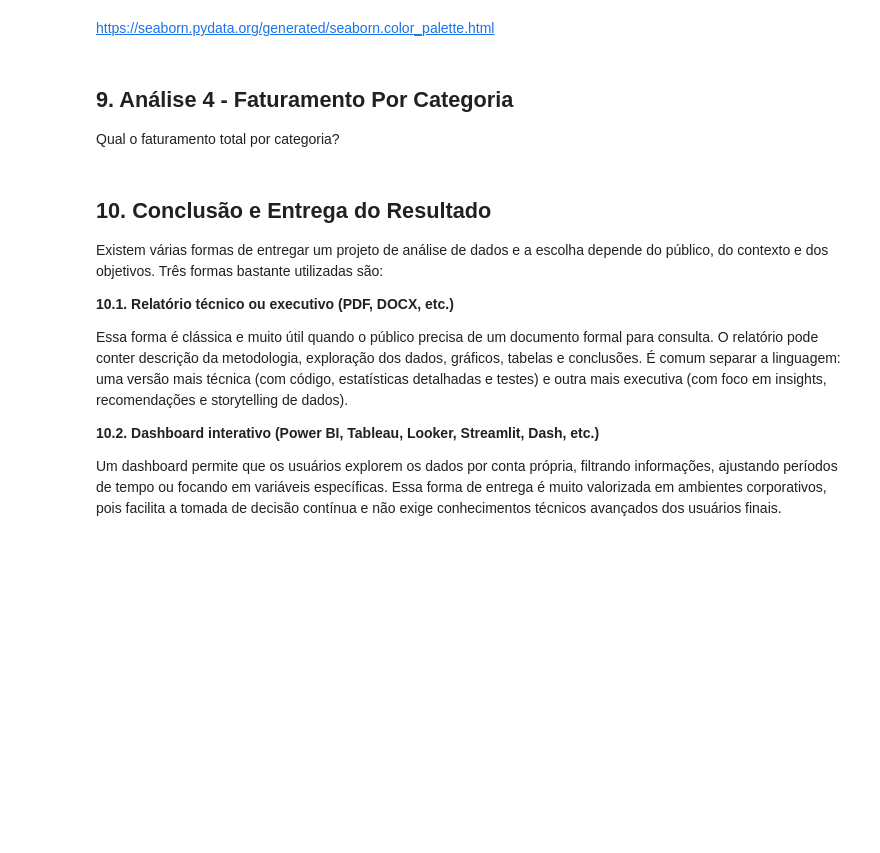
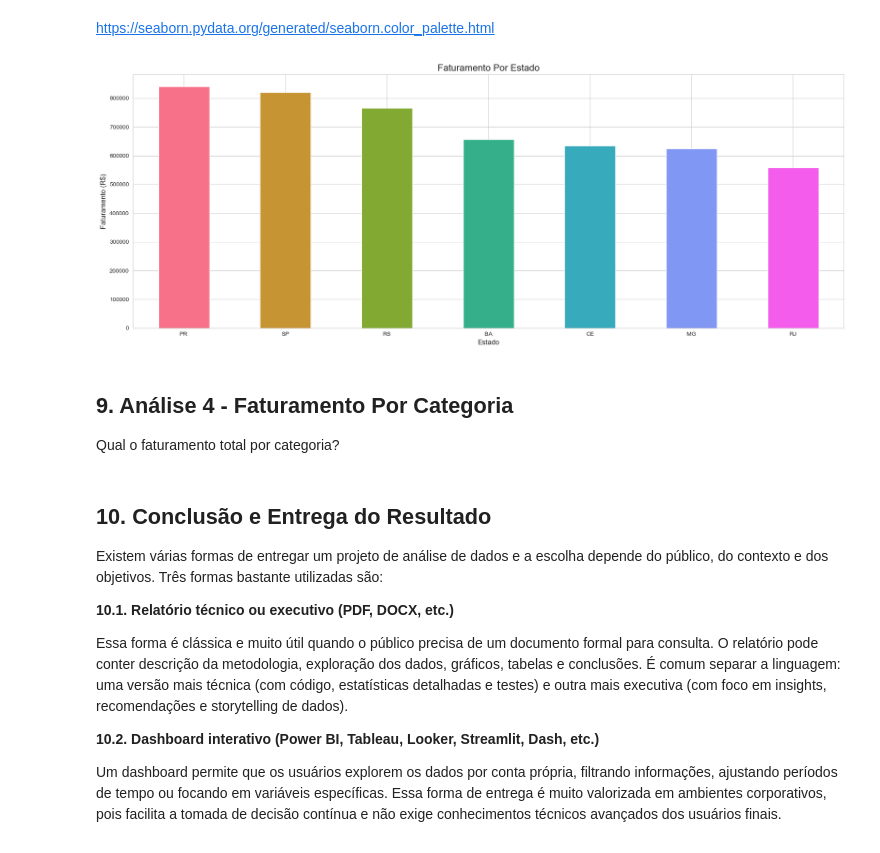
Before and after one commit to devfelipesantiago/DSA-Python-com-IA, a Jupyter notebook: Cap06/DSA-Python-MiniProjeto1.ipynb, the cells around one changed output. Saved outputs shown, nothing was run; the diff lists cells and outputs as text; code cells hidden in the pictures; blank space fills up the shorter version.

```diff
--- a/Cap06/DSA-Python-MiniProjeto1.ipynb
+++ b/Cap06/DSA-Python-MiniProjeto1.ipynb
@@ -407,29 +440,31 @@ vendas_estado.map('R$ {:,.2f}'.format)
 https://seaborn.pydata.org/generated/seaborn.color_palette.html
 # %%
 # Cria uma nova figura com tamanho de 12 por 7 polegadas
-plt.figure(figsize = (12, 7))
+plt.figure(figsize = (18, 5))
 
 # Plota os dados de faturamento por estado em formato de gráfico de barras
 # Usando a paleta de cores "rocket" do Seaborn
 vendas_estado.plot(kind = 'bar', color = sns.color_palette("husl", 7))
 
 # Define o título do gráfico com fonte de tamanho 16
 plt.title('Faturamento Por Estado', fontsize = 16)
 
 # Define o rótulo do eixo X
 plt.xlabel('Estado', fontsize = 12)
 
 # Define o rótulo do eixo Y
 plt.ylabel('Faturamento (R$)', fontsize = 12)
 
 # Mantém os rótulos do eixo X na horizontal (sem rotação)
 plt.xticks(rotation = 0)
 
 # Ajusta automaticamente os elementos do gráfico para evitar sobreposição
 plt.tight_layout()
 
 # Exibe o gráfico
 plt.show()
+# %% [output]
+[figure, added]
 # %% [markdown]
 ## 9. Análise 4 - Faturamento Por Categoria
 
```
Also changed, not shown: parts of 5 cells of this notebook.
